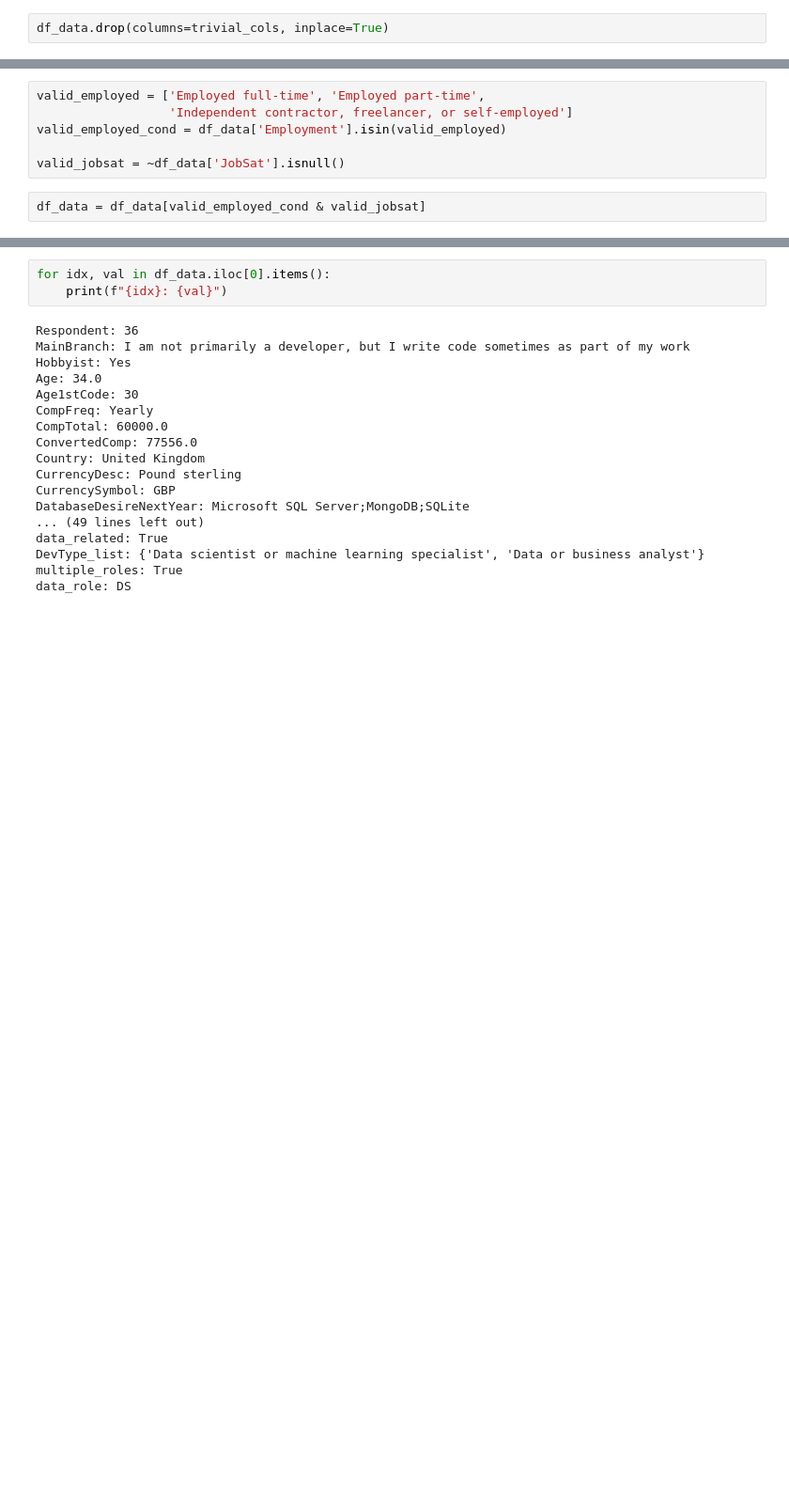
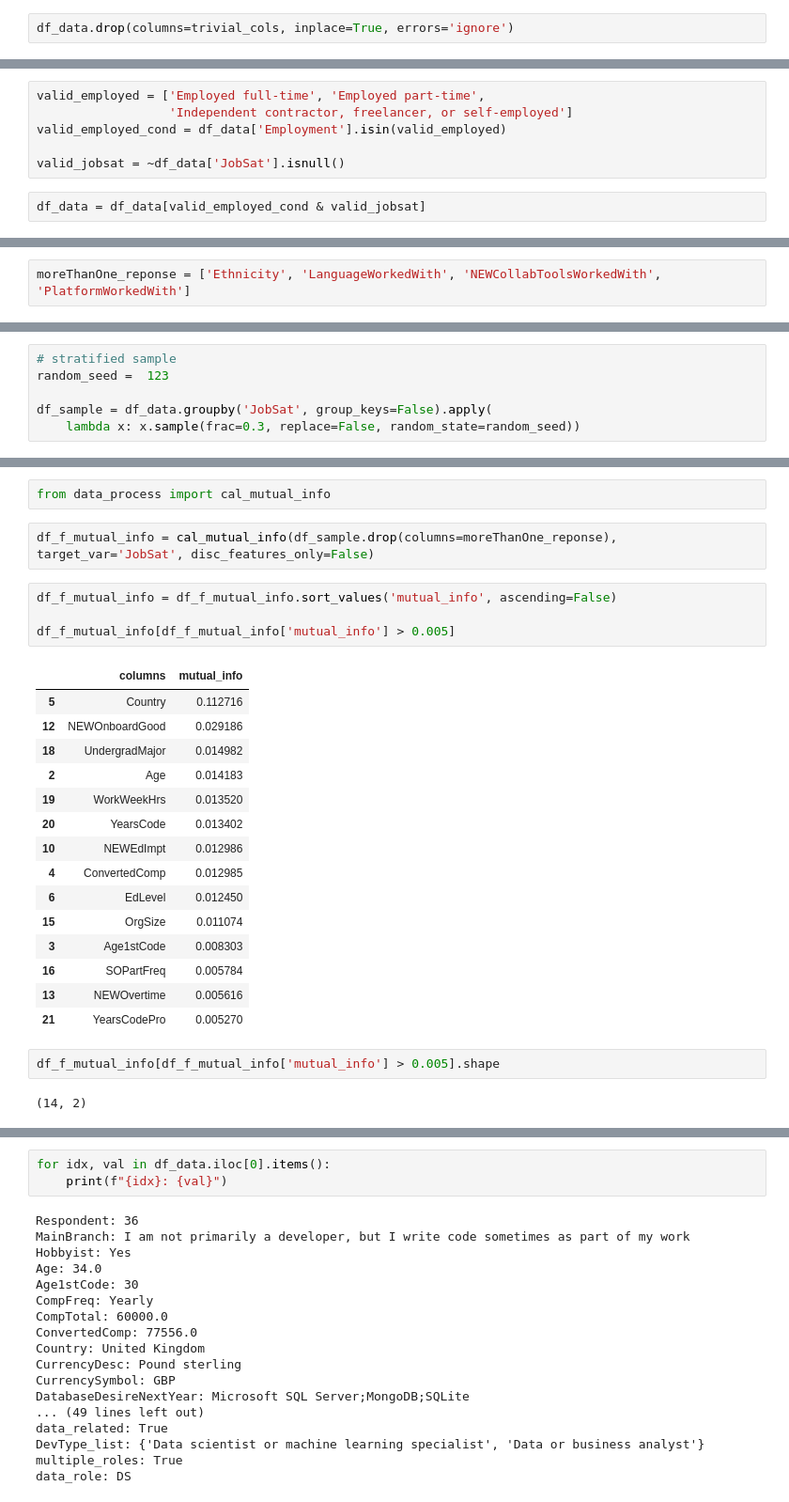
Before and after one commit to Chancylin/StackOverflow_Survey, a Jupyter notebook: notebooks/stackoverflow.ipynb, the cells around one changed output, grey strips where cells are left out. Shown at 94% size. Drawn from its saved outputs; the diff is of its cells as text; blank space fills up the shorter version.

```diff
--- a/notebooks/stackoverflow.ipynb
+++ b/notebooks/stackoverflow.ipynb
@@ -750,7 +647,7 @@ from data_process import parse_age_year
 # %%
 df_data = parse_age_year(df_data)
 # %%
-df_data.drop(columns=trivial_cols, inplace=True)
+df_data.drop(columns=trivial_cols, inplace=True, errors='ignore')
 # %%
 df_data.shape
 # %% [output]
@@ -890,0 +708,2 @@ Name: YearsCodePro, dtype: int64
+# %%
+moreThanOne_reponse = ['Ethnicity', 'LanguageWorkedWith', 'NEWCollabToolsWorkedWith', 'PlatformWorkedWith']
@@ -890,0 +714,6 @@ Name: YearsCodePro, dtype: int64
+# %%
+# stratified sample
+random_seed =  123
+
+df_sample = df_data.groupby('JobSat', group_keys=False).apply(
+    lambda x: x.sample(frac=0.3, replace=False, random_state=random_seed))
@@ -890,0 +758,28 @@ Name: YearsCodePro, dtype: int64
+# %%
+from data_process import cal_mutual_info
+# %%
+df_f_mutual_info = cal_mutual_info(df_sample.drop(columns=moreThanOne_reponse), target_var='JobSat', disc_features_only=False)
+# %%
+df_f_mutual_info = df_f_mutual_info.sort_values('mutual_info', ascending=False)
+
+df_f_mutual_info[df_f_mutual_info['mutual_info'] > 0.005]
+# %% [output]
+|  | columns | mutual_info |
+| 5 | Country | 0.112716 |
+| 12 | NEWOnboardGood | 0.029186 |
+| 18 | UndergradMajor | 0.014982 |
+| 2 | Age | 0.014183 |
+| 19 | WorkWeekHrs | 0.013520 |
+| 20 | YearsCode | 0.013402 |
+| 10 | NEWEdImpt | 0.012986 |
+| 4 | ConvertedComp | 0.012985 |
+| 6 | EdLevel | 0.012450 |
+| 15 | OrgSize | 0.011074 |
+| 3 | Age1stCode | 0.008303 |
+| 16 | SOPartFreq | 0.005784 |
+| 13 | NEWOvertime | 0.005616 |
+| 21 | YearsCodePro | 0.005270 |
+# %%
+df_f_mutual_info[df_f_mutual_info['mutual_info'] > 0.005].shape
+# %% [output]
+(14, 2)
```
Also changed, not shown: parts of 53 cells of this notebook, 1 other file.
